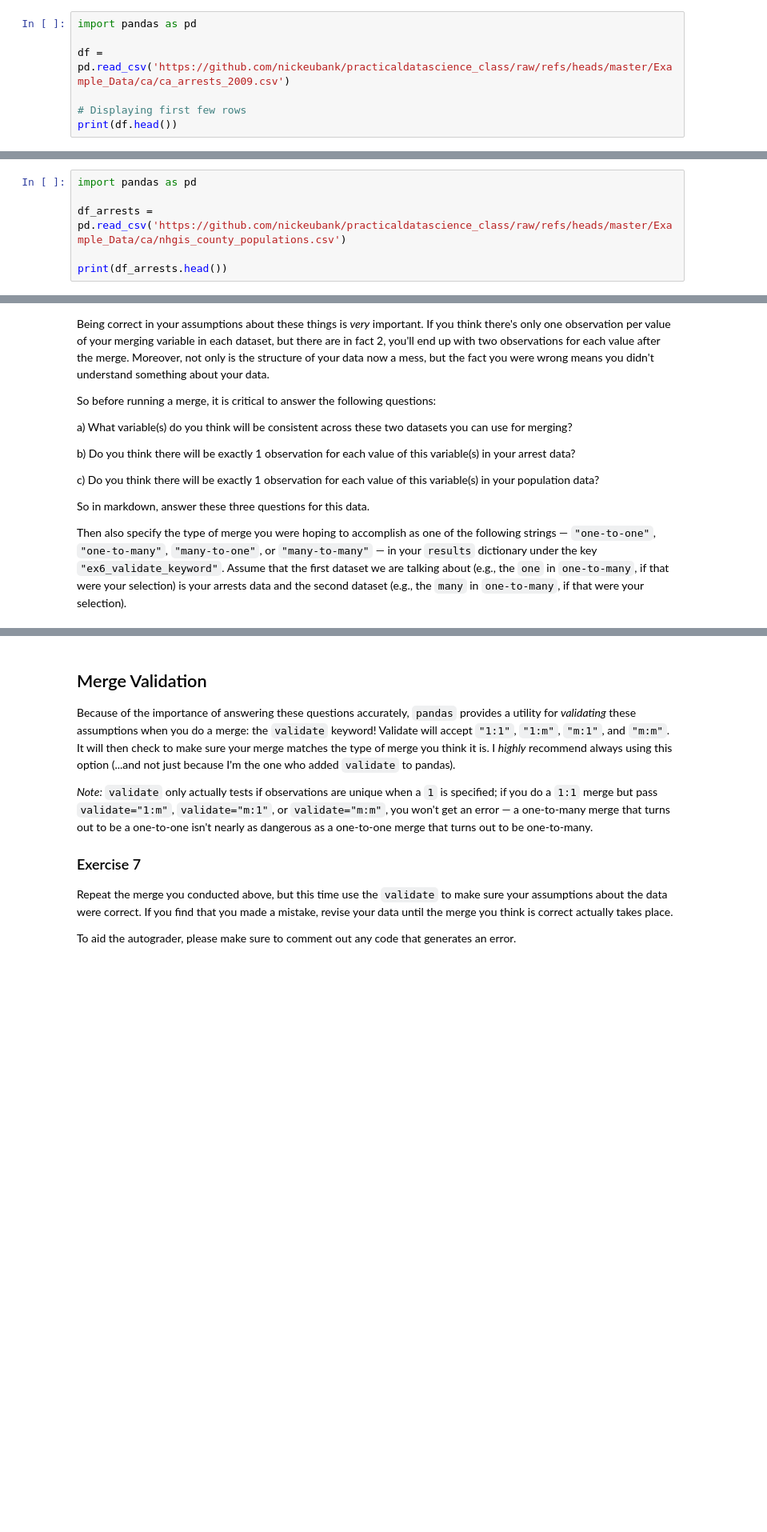
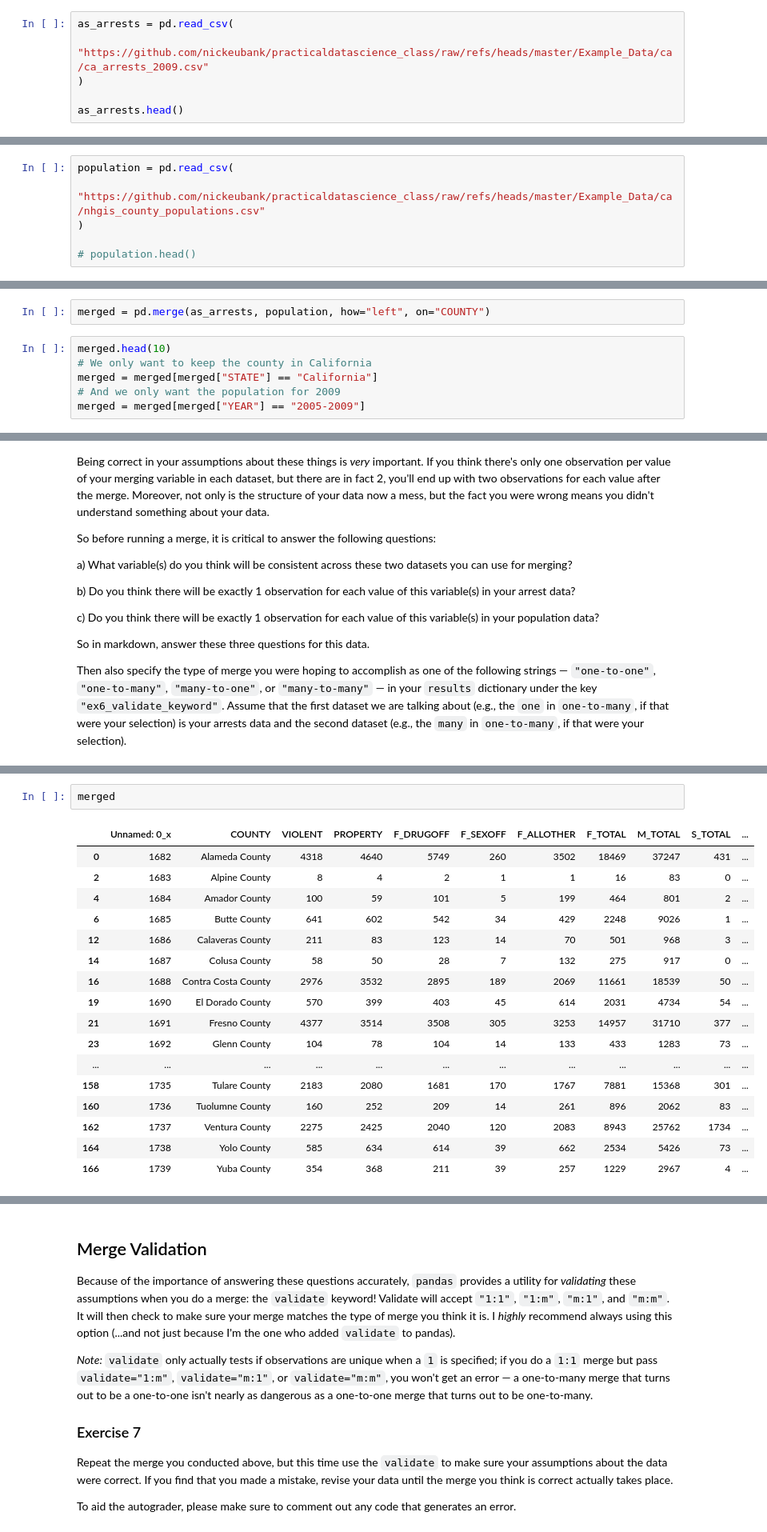
Before and after one commit to mbadu1/Oct9_Ex, a Jupyter notebook: exercise_merging.ipynb, the cells around one changed output, grey strips where cells are left out. Shown at 80% size. Saved outputs shown, nothing was run; the diff lists cells and outputs as text; blank space fills up the shorter version.

```diff
--- a/exercise_merging.ipynb
+++ b/exercise_merging.ipynb
@@ -46,8 +52,7 @@ We will begin by examining [county-level data on arrests from California in 2009
 # %%
-import pandas as pd
+as_arrests = pd.read_csv(
+    "https://github.com/nickeubank/practicaldatascience_class/raw/refs/heads/master/Example_Data/ca/ca_arrests_2009.csv"
+)
 
-df = pd.read_csv('https://github.com/nickeubank/practicaldatascience_class/raw/refs/heads/master/Example_Data/ca/ca_arrests_2009.csv')
-
-# Displaying first few rows
-print(df.head())
+as_arrests.head()
 # %% [output]
@@ -108,8 +153,8 @@ Figuring out what county has the most violent arrests isn't very meaningful if w
 
 To address this, also import `nhgis_county_populations.csv` from [the directory we're working from](https://github.com/nickeubank/practicaldatascience/tree/master/Example_Data/ca).
 # %%
-import pandas as pd
+population = pd.read_csv(
+    "https://github.com/nickeubank/practicaldatascience_class/raw/refs/heads/master/Example_Data/ca/nhgis_county_populations.csv"
+)
 
-df_arrests = pd.read_csv('https://github.com/nickeubank/practicaldatascience_class/raw/refs/heads/master/Example_Data/ca/nhgis_county_populations.csv')
-
-print(df_arrests.head())
+# population.head()
@@ -165,0 +208,8 @@ print(merged.shape)
+# %%
+merged = pd.merge(as_arrests, population, how="left", on="COUNTY")
+# %%
+merged.head(10)
+# We only want to keep the county in California
+merged = merged[merged["STATE"] == "California"]
+# And we only want the population for 2009
+merged = merged[merged["YEAR"] == "2005-2009"]
@@ -186,0 +268,20 @@ Then also specify the type of merge you were hoping to accomplish as one of the
+# %%
+merged
+# %% [output]
+|  | Unnamed: 0_x | COUNTY | VIOLENT | PROPERTY | F_DRUGOFF | F_SEXOFF | F_ALLOTHER | F_TOTAL | M_TOTAL | S_TOTAL | ... |
+| 0 | 1682 | Alameda County | 4318 | 4640 | 5749 | 260 | 3502 | 18469 | 37247 | 431 | ... |
+| 2 | 1683 | Alpine County | 8 | 4 | 2 | 1 | 1 | 16 | 83 | 0 | ... |
+| 4 | 1684 | Amador County | 100 | 59 | 101 | 5 | 199 | 464 | 801 | 2 | ... |
+| 6 | 1685 | Butte County | 641 | 602 | 542 | 34 | 429 | 2248 | 9026 | 1 | ... |
+| 12 | 1686 | Calaveras County | 211 | 83 | 123 | 14 | 70 | 501 | 968 | 3 | ... |
+| 14 | 1687 | Colusa County | 58 | 50 | 28 | 7 | 132 | 275 | 917 | 0 | ... |
+| 16 | 1688 | Contra Costa County | 2976 | 3532 | 2895 | 189 | 2069 | 11661 | 18539 | 50 | ... |
+| 19 | 1690 | El Dorado County | 570 | 399 | 403 | 45 | 614 | 2031 | 4734 | 54 | ... |
+| 21 | 1691 | Fresno County | 4377 | 3514 | 3508 | 305 | 3253 | 14957 | 31710 | 377 | ... |
+| 23 | 1692 | Glenn County | 104 | 78 | 104 | 14 | 133 | 433 | 1283 | 73 | ... |
+| ... | ... | ... | ... | ... | ... | ... | ... | ... | ... | ... | ... |
+| 158 | 1735 | Tulare County | 2183 | 2080 | 1681 | 170 | 1767 | 7881 | 15368 | 301 | ... |
+| 160 | 1736 | Tuolumne County | 160 | 252 | 209 | 14 | 261 | 896 | 2062 | 83 | ... |
+| 162 | 1737 | Ventura County | 2275 | 2425 | 2040 | 120 | 2083 | 8943 | 25762 | 1734 | ... |
+| 164 | 1738 | Yolo County | 585 | 634 | 614 | 39 | 662 | 2534 | 5426 | 73 | ... |
+| 166 | 1739 | Yuba County | 354 | 368 | 211 | 39 | 257 | 1229 | 2967 | 4 | ... |
```
Also changed, not shown: parts of 57 cells of this notebook.
